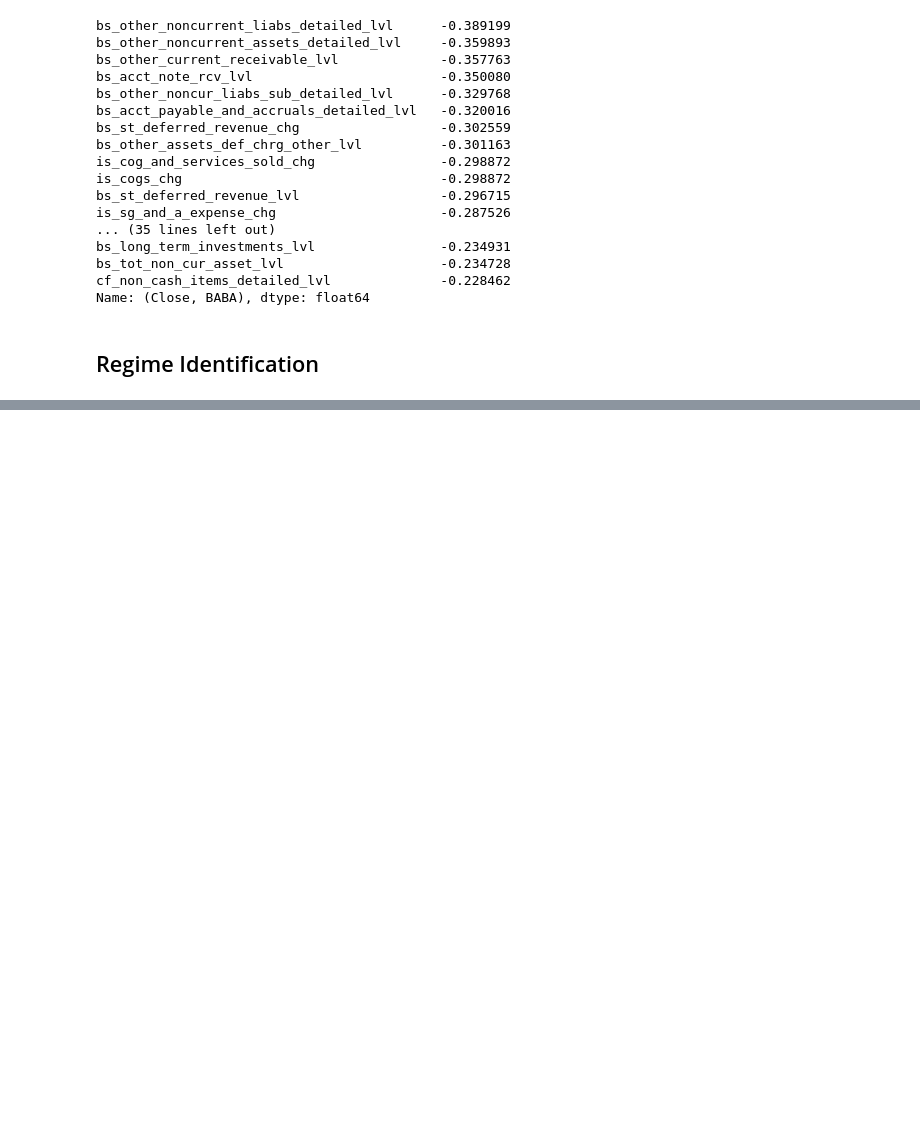
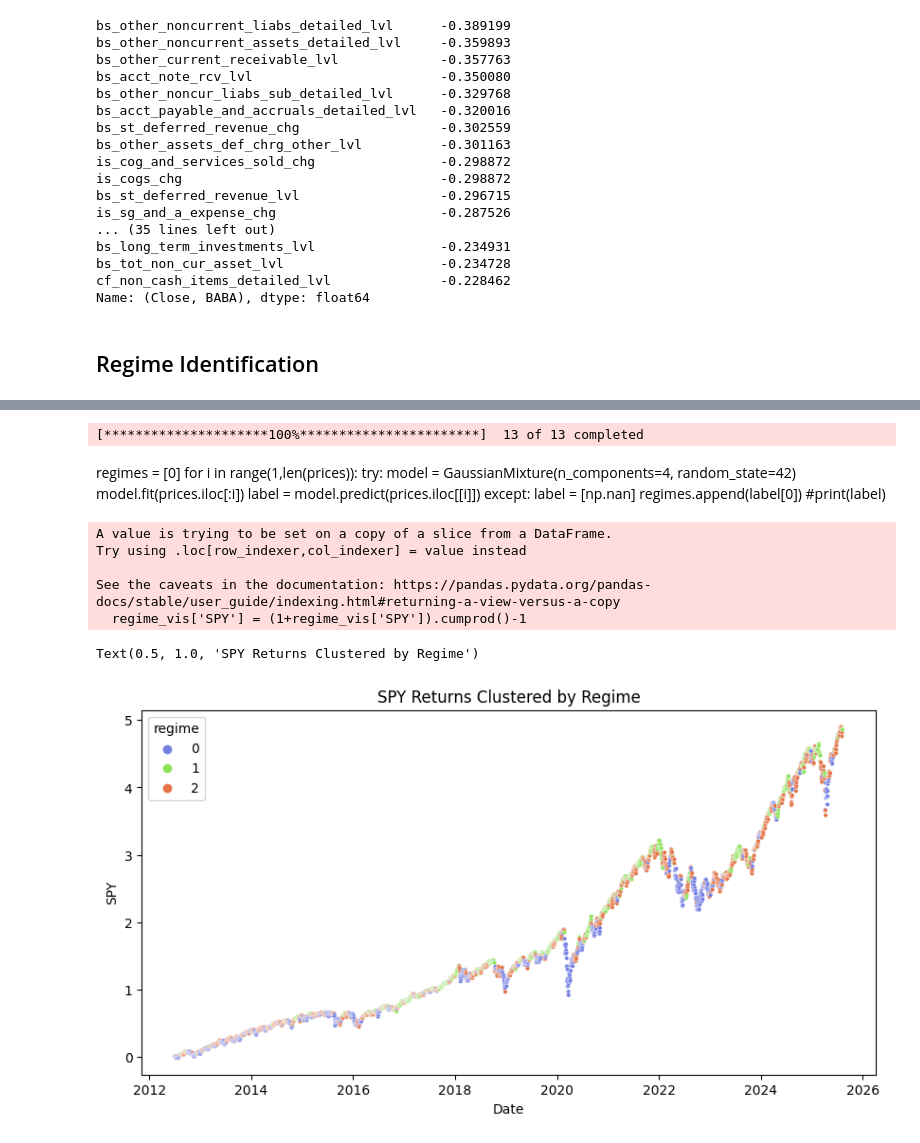
Before and after one commit to kmavyrle/investments-app, a Jupyter notebook: research.ipynb, the cells around one changed output, grey strips where cells are left out. Cells and saved outputs as stored; diff of their text form; code cells hidden in the pictures; blank space fills up the shorter version.

```diff
--- a/research.ipynb
+++ b/research.ipynb
@@ -480,0 +454,54 @@ df['Regime'].plot()
+# %%
+
+tkrs = ['USO', 'SPY', 'TLT', 'GLD','^VIX',"SPHY",'XLF', 'XLY', 'XLI', 'XLB', 'XLI', 'XLP', 'XLV', 'XBI']
+prices = yf.download(tkrs, start='2010-01-01')[['Close']]
+prices = prices.ffill().dropna()
+prices.columns = prices.columns.get_level_values(1).unique()
+corrdata = prices[['XLY', 'XLI', 'XLB', 'XLI', 'XLP', 'XLV', 'XBI']].pct_change().fillna(0)#.rolling(40).apply(get_x_asset_corr))
+corrdata = corrdata.rolling(10).corr()
+prices['cross_asset_corr'] = corrdata.groupby(corrdata.index.get_level_values(0)).mean().mean(axis =1)-1/(corrdata.shape[1])#.mean().plot()
+#prices = prices.reindex(index =pd.date_range(start='2010-01-01',end= datetime.datetime.now().strftime('%Y-%m-%d'))).shift()
+#prices.ffill( inplace=True)
+#prices =prices.reindex(df.index)
+prices[['GLD',"USO","SPHY","TLT","^VIX","SPY"]] = prices[['GLD',"USO","SPHY","TLT","^VIX","SPY"]].pct_change().fillna(0)
+prices = prices[['GLD',"USO","SPHY","TLT","^VIX",'cross_asset_corr',"SPY"]]
+prices['credit_spr'] = prices['TLT'] - prices['SPHY']
+prices = prices[['GLD',"USO","TLT","^VIX",'cross_asset_corr',"SPY",'credit_spr']].shift().dropna()
+# %% [output]
+[*********************100%***********************]  13 of 13 completed
+# %% [markdown]
+regimes = [0]
+for i in range(1,len(prices)):
+    try:
+        model = GaussianMixture(n_components=4, random_state=42)
+        model.fit(prices.iloc[:i])
+        label = model.predict(prices.iloc[[i]])
+    except:
+        label = [np.nan]
+    regimes.append(label[0])
+    #print(label)
+# %%
+model = GaussianMixture(n_components=4, random_state=42)
+model = KMeans(n_clusters =3, random_state=42)
+model.fit(prices.iloc[:2000])
+labels = model.predict(prices)
+prices['regime'] = labels
+# %%
+regime_vis = prices[['SPY','regime']]
+# %%
+regime_vis['SPY'] = (1+regime_vis['SPY']).cumprod()-1
+# %% [output]
+A value is trying to be set on a copy of a slice from a DataFrame.
+Try using .loc[row_indexer,col_indexer] = value instead
+
+See the caveats in the documentation: https://pandas.pydata.org/pandas-docs/stable/user_guide/indexing.html#returning-a-view-versus-a-copy
+  regime_vis['SPY'] = (1+regime_vis['SPY']).cumprod()-1
+# %%
+import seaborn as sns
+plt.figure(figsize=(10, 5))
+colors = ['#747FE3', '#8EE35D', '#E37346','goldenrod']
+sns.scatterplot(data = regime_vis,x = regime_vis.index,y = regime_vis['SPY'],hue = 'regime',palette = colors,s = 10)\
+.set_title('SPY Returns Clustered by Regime')
+# %% [output]
+Text(0.5, 1.0, 'SPY Returns Clustered by Regime')
+[figure, added]
```
Also changed, not shown: parts of 8 cells of this notebook, 1 other file.
